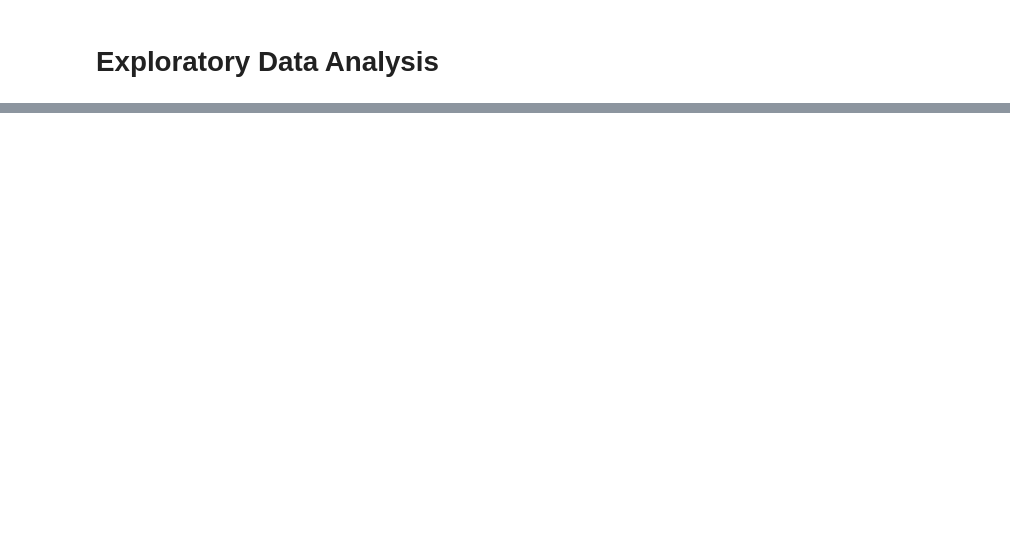
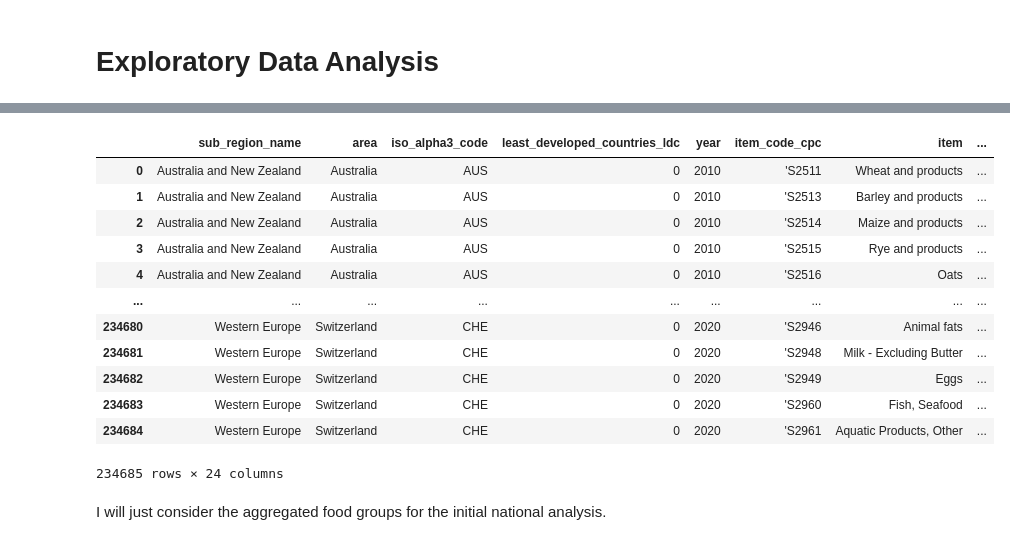
Before and after one commit to AGordon777/final-project, a Jupyter notebook: EDA.ipynb, the cells around one changed output, grey strips where cells are left out. Cells and saved outputs as stored; diff of their text form; code cells hidden in the pictures; blank space fills up the shorter version.

```diff
--- a/EDA.ipynb
+++ b/EDA.ipynb
@@ -98,0 +105,14 @@ balance_p = pd.DataFrame(balance.pivot_table(index = ['area'], columns=['element
+# %%
+def population(df):
+    pop = balance_p[['area','year','Total Population - Both sexes_1000 persons']].copy()
+    pop = pop.dropna()
+
+    df = df.drop(['Total Population - Both sexes_1000 persons'],axis=1)
+    df.drop(df[df['item'] == 'Population'].index, inplace = True)
+
+    df = pd.merge(df, pop,  how='inner', left_on=['area','year'], right_on = ['area','year'])
+
+    return df
+# %%
+balance_pivot = population(balance_pivot)
+balance_pivot.head()
@@ -98,0 +148,2 @@ balance_p = pd.DataFrame(balance.pivot_table(index = ['area'], columns=['element
+# %%
+balance_pivot = balance_pivot.fillna(0)
@@ -98,0 +163,30 @@ balance_p = pd.DataFrame(balance.pivot_table(index = ['area'], columns=['element
+# %%
+def new_columns(df):
+    df['food_supply_kcal_per_day'] = 1000 * df['Food supply _kcal/capita/day'] * df['Total Population - Both sexes_1000 persons']
+    df['kcal_per_1000tonnes'] = 365 * df['food_supply_kcal_per_day'] / df['Food_1000 tonnes']
+    df['import_multiple'] = df['Import Quantity_1000 tonnes'] / df['Food_1000 tonnes']
+    df['export_multiple'] = df['Export Quantity_1000 tonnes'] / df['Food_1000 tonnes']
+    df['loss_multiple'] = df['Losses_1000 tonnes'] / df['Food_1000 tonnes']
+    df['losses_kcal_per_day'] = df['loss_multiple'] * df['food_supply_kcal_per_day']
+    df['fat_supply_g_per_day'] = df['Fat supply quantity _g/capita/day'] * df['Total Population - Both sexes_1000 persons']
+    df['protein_supply_g_per_day'] = df['Protein supply quantity _g/capita/day'] * df['Total Population - Both sexes_1000 persons']
+    return df
+# %%
+balance_final = new_columns(balance_pivot)
+balance_final
+# %% [output]
+|  | sub_region_name | area | iso_alpha3_code | least_developed_countries_ldc | year | item_code_cpc | item | ... |
+| 0 | Australia and New Zealand | Australia | AUS | 0 | 2010 | 'S2511 | Wheat and products | ... |
+| 1 | Australia and New Zealand | Australia | AUS | 0 | 2010 | 'S2513 | Barley and products | ... |
+| 2 | Australia and New Zealand | Australia | AUS | 0 | 2010 | 'S2514 | Maize and products | ... |
+| 3 | Australia and New Zealand | Australia | AUS | 0 | 2010 | 'S2515 | Rye and products | ... |
+| 4 | Australia and New Zealand | Australia | AUS | 0 | 2010 | 'S2516 | Oats | ... |
+| ... | ... | ... | ... | ... | ... | ... | ... | ... |
+| 234680 | Western Europe | Switzerland | CHE | 0 | 2020 | 'S2946 | Animal fats | ... |
+| 234681 | Western Europe | Switzerland | CHE | 0 | 2020 | 'S2948 | Milk - Excluding Butter | ... |
+| 234682 | Western Europe | Switzerland | CHE | 0 | 2020 | 'S2949 | Eggs | ... |
+| 234683 | Western Europe | Switzerland | CHE | 0 | 2020 | 'S2960 | Fish, Seafood | ... |
+| 234684 | Western Europe | Switzerland | CHE | 0 | 2020 | 'S2961 | Aquatic Products, Other | ... |
+234685 rows × 24 columns
+# %% [markdown]
+I will just consider the aggregated food groups for the initial national analysis.
```
Also changed, not shown: parts of 25 cells of this notebook, 1 other file.
